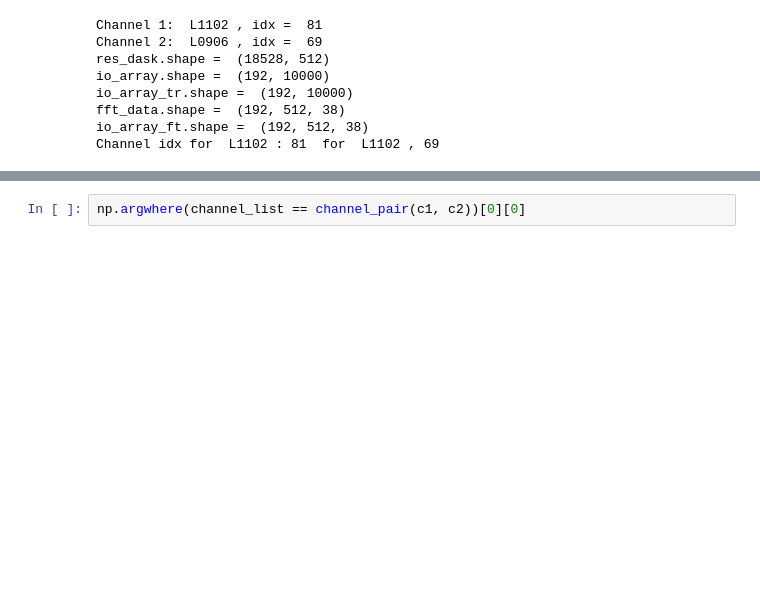
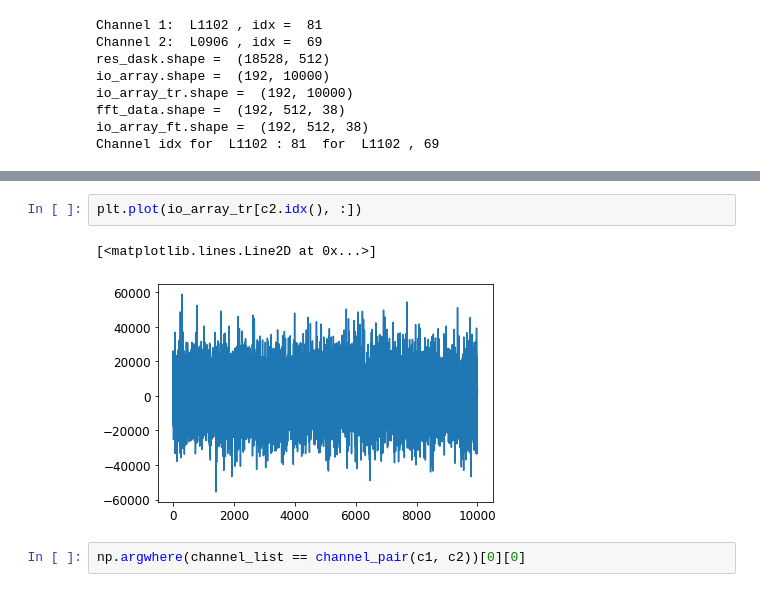
Before and after one commit to rkube/delta, a Jupyter notebook: tests_analysis/compare_correlation_dask_fluctana.ipynb, the cells around one changed output, grey strips where cells are left out. Drawn from its saved outputs; the diff is of its cells as text; blank space fills up the shorter version.

```diff
--- a/tests_analysis/compare_correlation_dask_fluctana.ipynb
+++ b/tests_analysis/compare_correlation_dask_fluctana.ipynb
@@ -229,3 +232,8 @@ True
+# %%
+plt.plot(io_array_tr[c2.idx(), :])
+# %% [output]
+[<matplotlib.lines.Line2D at 0x...>]
+[figure, added]
 # %%
 np.argwhere(channel_list == channel_pair(c1, c2))[0][0]
 # %% [output]
```
Also changed, not shown: parts of 5 cells of this notebook.
